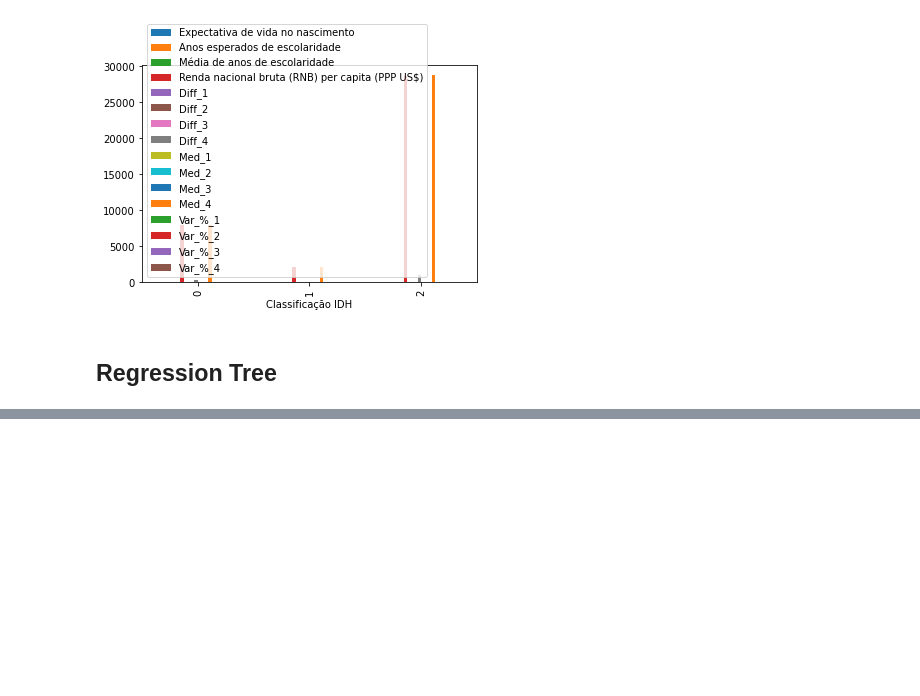
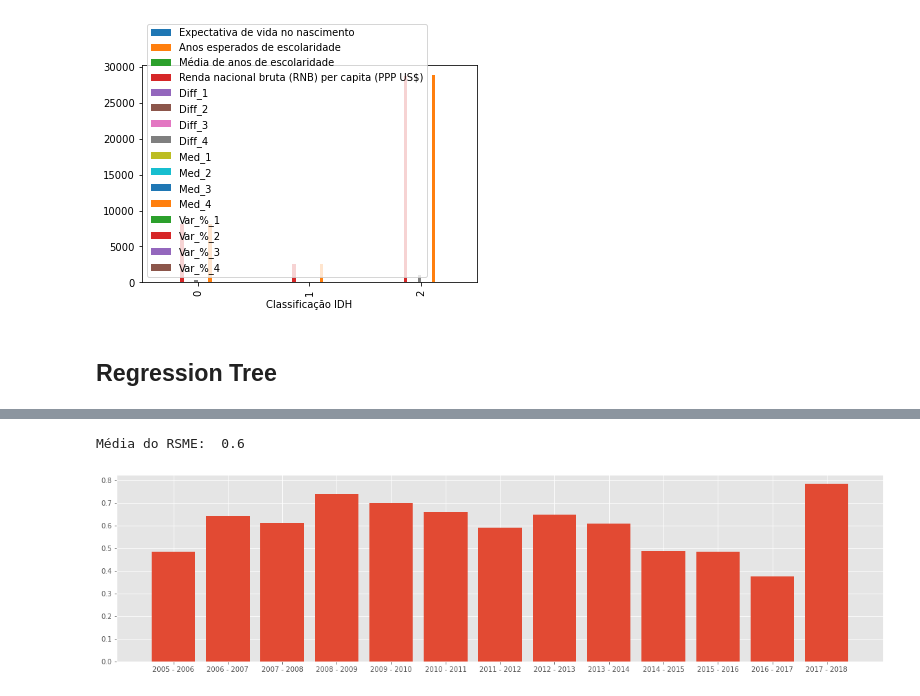
Before and after one commit to andrevandor/ProjetoIntegrador, a Jupyter notebook: Integrador_2020.ipynb, the cells around one changed output, grey strips where cells are left out. Cells and saved outputs as stored; diff of their text form; code cells hidden in the pictures; blank space fills up the shorter version.

```diff
--- a/Integrador_2020.ipynb
+++ b/Integrador_2020.ipynb
@@ -359,0 +386,5 @@ df_walk_forward.head()
+# %%
+for i in range(len(df_walk_forward)):
+    df_walk_forward['Periodo'][i] = str(df_walk_forward.Ano_Ref[i]) + ' - ' + str(df_walk_forward.Ano_Prev[i]);
+# %%
+df_walk_forward_agroup = df_walk_forward.groupby('Periodo').aggregate('mean')
@@ -360,3 +409,10 @@ df_walk_forward.head()
+# %%
+fig = plt.figure(figsize=(20,5))
+plt.bar(df_walk_forward_agroup.index, df_walk_forward_agroup.Rmse_teste)
+print ('Média do RSME: ', np.round(df_walk_forward_agroup.Rmse_teste.mean(),2))
+# %% [output]
+Média do RSME:  0.6
+[figure, added]
 # %%
 df_estabilidade = pd.DataFrame(data =  analise_estabilidade(df_3, janela, limite),\
                                columns=['Ano_Ref','Ano_Prev', 'Pais','Rmse_teste','Rmse_treino'])
```
Also changed, not shown: parts of 15 cells of this notebook.
